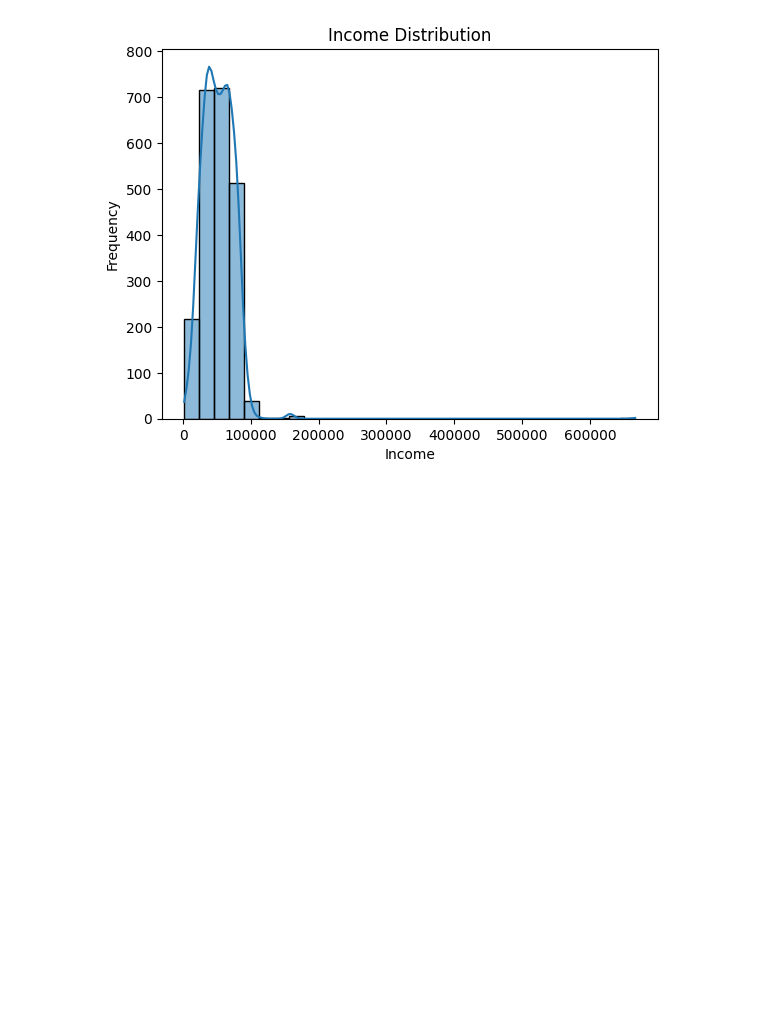
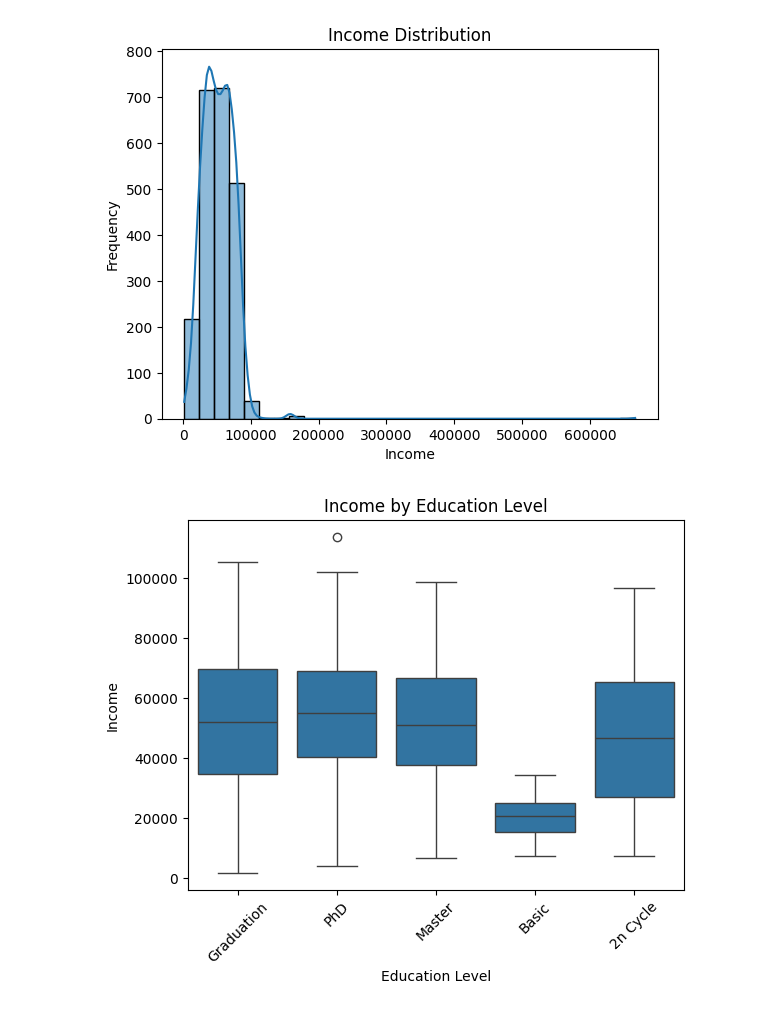
Before and after one commit to Bekafi01/ALX-Machine-Learning, a Jupyter notebook: Unsupervised Learning/Customer segmentation usning kmeans clustering.ipynb, the cells around one changed output. Drawn from its saved outputs; the diff is of its cells as text; code cells hidden in the pictures; blank space fills up the shorter version.

```diff
--- a/Unsupervised Learning/Customer segmentation usning kmeans clustering.ipynb
+++ b/Unsupervised Learning/Customer segmentation usning kmeans clustering.ipynb
@@ -154,3 +154,20 @@ plt.ylabel('Frequency')
 plt.show()
 # %% [output]
 [figure]
+# %%
+# Drop outliers in 'Income'
+Q1 = df['Income'].quantile(0.25)
+Q3 = df['Income'].quantile(0.75)
+IQR = Q3 - Q1
+lower_bound = Q1 - 1.5 * IQR
+upper_bound = Q3 + 1.5 * IQR
+df = df[(df['Income'] >= lower_bound) & (df['Income'] <= upper_bound)]
+# %%
+sns.boxplot(x=df['Education'], y=df['Income'])
+plt.title('Income by Education Level')
+plt.xlabel('Education Level')
+plt.ylabel('Income')
+plt.xticks(rotation=45)
+plt.show()
+# %% [output]
+[figure, added]
```
Also changed, not shown: parts of 13 cells of this notebook.
